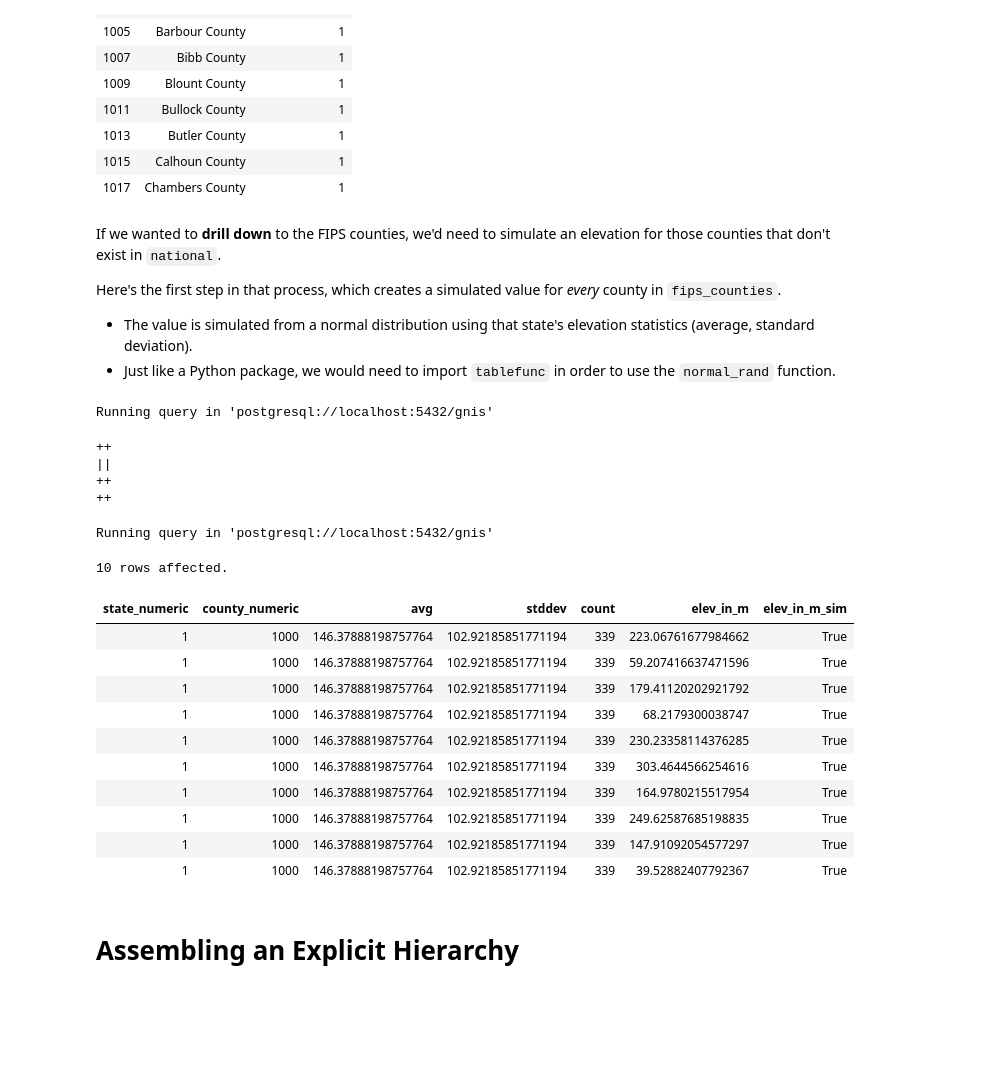
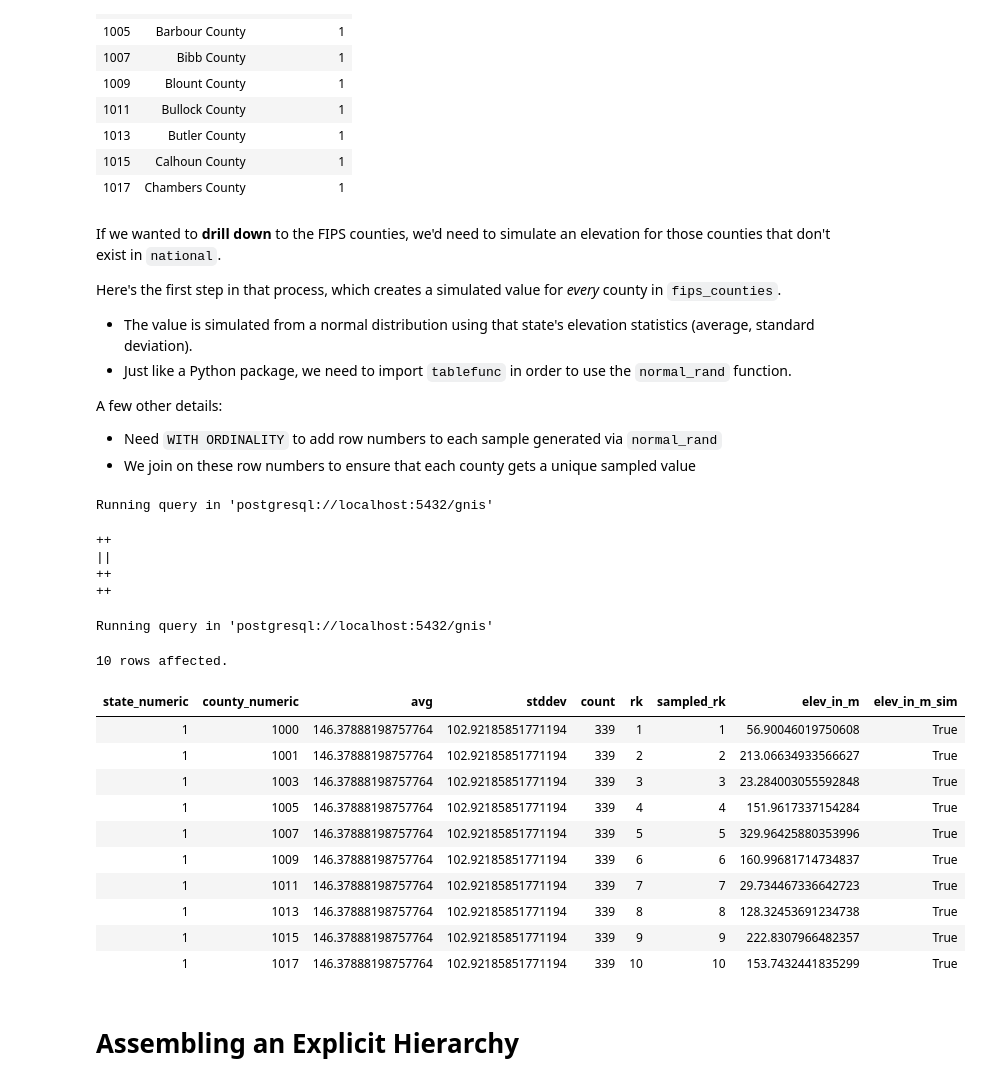
Before and after one commit to cal-data-eng/fa25-materials, a Jupyter notebook: lec/data-prep-value/data-prep-value.ipynb, the cells around one changed output. Drawn from its saved outputs; the diff is of its cells as text; code cells hidden in the pictures; blank space fills up the shorter version.

```diff
--- a/lec/data-prep-value/data-prep-value.ipynb
+++ b/lec/data-prep-value/data-prep-value.ipynb
@@ -609,7 +627,11 @@ If we wanted to **drill down** to the FIPS counties, we'd need to simulate an el
 
 Here's the first step in that process, which creates a simulated value for *every* county in `fips_counties`.
 * The value is simulated from a normal distribution using that state's elevation statistics (average, standard deviation).
-* Just like a Python package, we would need to import `tablefunc` in order to use the `normal_rand` function.
+* Just like a Python package, we need to import `tablefunc` in order to use the `normal_rand` function.
+
+A few other details:
+* Need `WITH ORDINALITY` to add row numbers to each sample generated via `normal_rand`
+* We join on these row numbers to ensure that each county gets a unique sampled value
 # %%
 %sql CREATE EXTENSION IF NOT EXISTS tablefunc;
 # %% [output]
@@ -621,30 +643,32 @@ Running query in 'postgresql://localhost:5432/gnis'
 # %%
 %%sql
 WITH state_cty AS
-(SELECT s.state_numeric, f.fips as county_numeric, s.avg, s.stddev, s.count
+(SELECT s.state_numeric, f.fips as county_numeric, s.avg, s.stddev, s.count, rank() OVER (PARTITION BY s.state_numeric ORDER BY f.fips) as rk
   FROM state_elevations s, fips_counties f
   WHERE s.state_numeric = f.state_numeric
 )
 SELECT s.*,
+       n.rn AS sampled_rk,
        n.n AS elev_in_m,
        true as elev_in_m_sim -- user-facing flag
   FROM state_cty s,
-       LATERAL normal_rand(CAST(s.count AS INTEGER), s.avg, s.stddev) AS n
+       LATERAL (SELECT n, rn FROM normal_rand(CAST(s.count AS INTEGER), s.avg, s.stddev) WITH ORDINALITY AS n(n, rn)) n
+  WHERE s.rk = n.rn
 LIMIT 10;
 # %% [output]
 Running query in 'postgresql://localhost:5432/gnis'
 10 rows affected.
-| state_numeric | county_numeric | avg | stddev | count | elev_in_m | elev_in_m_sim |
-| 1 | 1000 | 146.37888198757764 | 102.92185851771194 | 339 | 223.06761677984662 | True |
-| 1 | 1000 | 146.37888198757764 | 102.92185851771194 | 339 | 59.207416637471596 | True |
-| 1 | 1000 | 146.37888198757764 | 102.92185851771194 | 339 | 179.41120202921792 | True |
-| 1 | 1000 | 146.37888198757764 | 102.92185851771194 | 339 | 68.2179300038747 | True |
-| 1 | 1000 | 146.37888198757764 | 102.92185851771194 | 339 | 230.23358114376285 | True |
-| 1 | 1000 | 146.37888198757764 | 102.92185851771194 | 339 | 303.4644566254616 | True |
-| 1 | 1000 | 146.37888198757764 | 102.92185851771194 | 339 | 164.9780215517954 | True |
-| 1 | 1000 | 146.37888198757764 | 102.92185851771194 | 339 | 249.62587685198835 | True |
-| 1 | 1000 | 146.37888198757764 | 102.92185851771194 | 339 | 147.91092054577297 | True |
-| 1 | 1000 | 146.37888198757764 | 102.92185851771194 | 339 | 39.52882407792367 | True |
+| state_numeric | county_numeric | avg | stddev | count | rk | sampled_rk | elev_in_m | elev_in_m_sim |
+| 1 | 1000 | 146.37888198757764 | 102.92185851771194 | 339 | 1 | 1 | 56.90046019750608 | True |
+| 1 | 1001 | 146.37888198757764 | 102.92185851771194 | 339 | 2 | 2 | 213.06634933566627 | True |
+| 1 | 1003 | 146.37888198757764 | 102.92185851771194 | 339 | 3 | 3 | 23.284003055592848 | True |
+| 1 | 1005 | 146.37888198757764 | 102.92185851771194 | 339 | 4 | 4 | 151.9617337154284 | True |
+| 1 | 1007 | 146.37888198757764 | 102.92185851771194 | 339 | 5 | 5 | 329.96425880353996 | True |
+| 1 | 1009 | 146.37888198757764 | 102.92185851771194 | 339 | 6 | 6 | 160.99681714734837 | True |
+| 1 | 1011 | 146.37888198757764 | 102.92185851771194 | 339 | 7 | 7 | 29.734467336642723 | True |
+| 1 | 1013 | 146.37888198757764 | 102.92185851771194 | 339 | 8 | 8 | 128.32453691234738 | True |
+| 1 | 1015 | 146.37888198757764 | 102.92185851771194 | 339 | 9 | 9 | 222.8307966482357 | True |
+| 1 | 1017 | 146.37888198757764 | 102.92185851771194 | 339 | 10 | 10 | 153.7432441835299 | True |
 # %% [markdown]
 # Assembling an Explicit Hierarchy
 # %%
```
Also changed, not shown: parts of 9 cells of this notebook.
